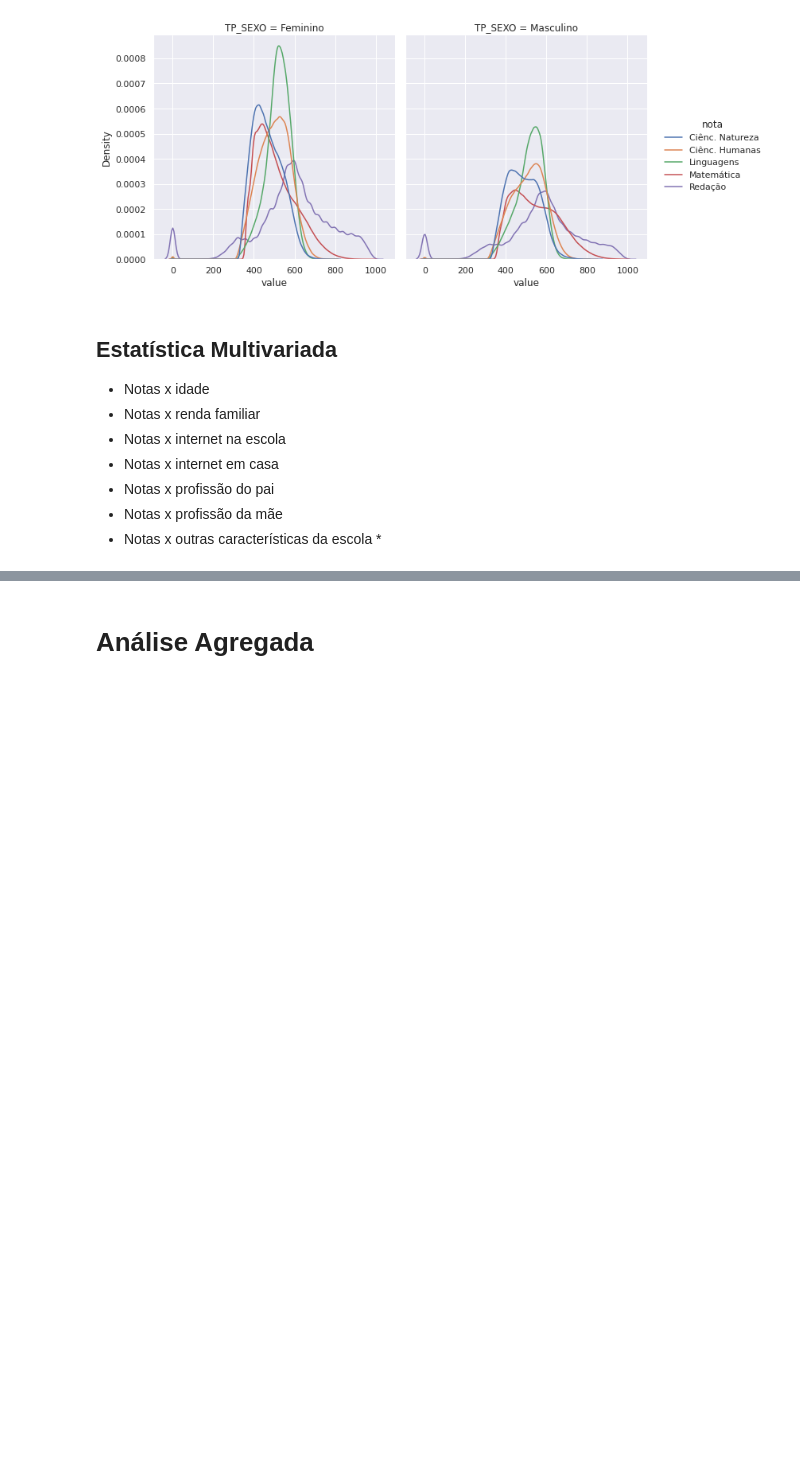
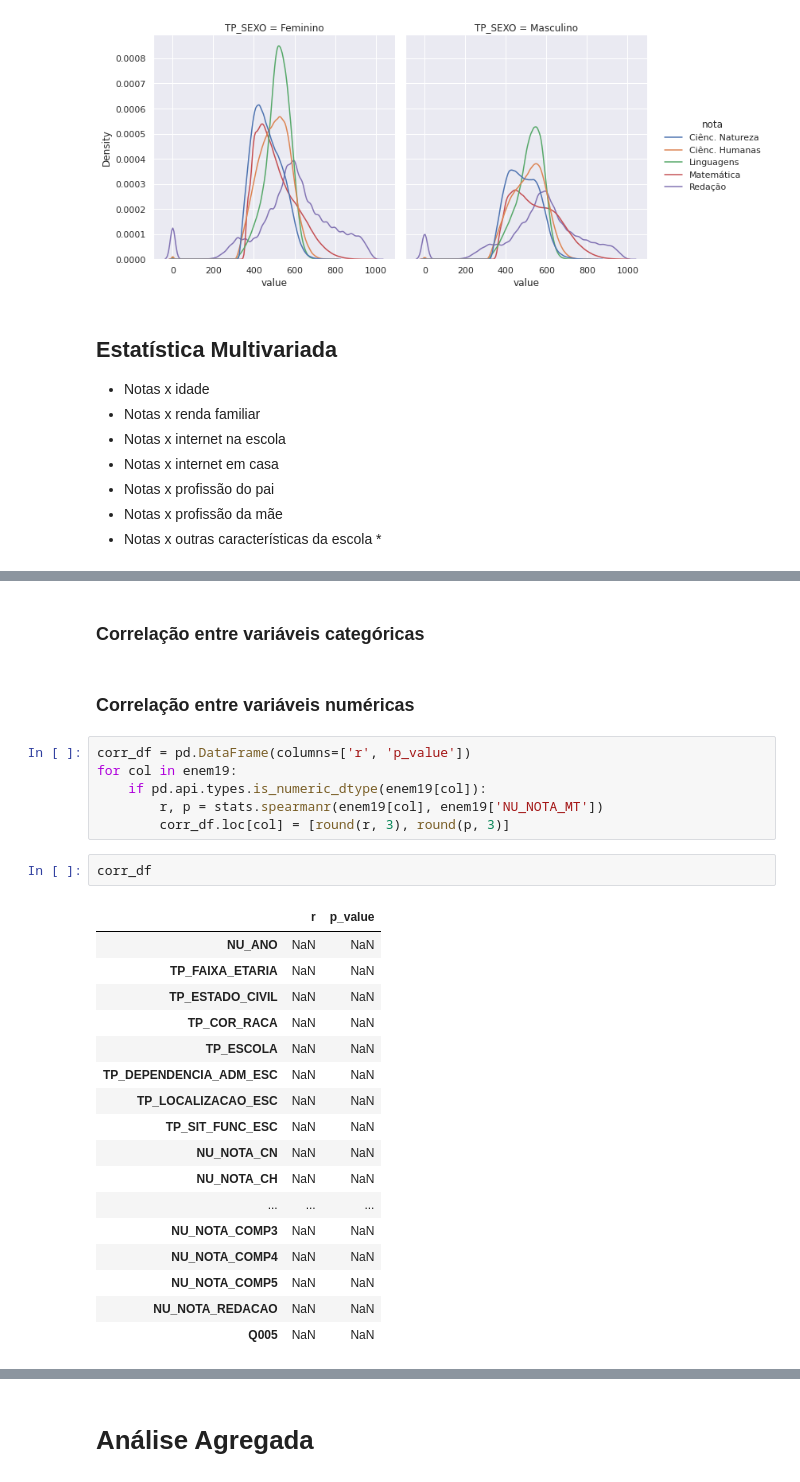
Before and after one commit to JV-Nunes/Relatorio-Conectividade, a Jupyter notebook: Analise/EDA/Enem.ipynb, the cells around one changed output, grey strips where cells are left out. Drawn from its saved outputs; the diff is of its cells as text; blank space fills up the shorter version.

```diff
--- a/Analise/EDA/Enem.ipynb
+++ b/Analise/EDA/Enem.ipynb
@@ -169,3 +196,33 @@ enem19.head()
 | 11 | 2019 | 4 | M | 1 | 4 | 1 | NaN | ... |
 | 13 | 2019 | 6 | F | 1 | 1 | 1 | NaN | ... |
 | 15 | 2019 | 4 | M | 1 | 2 | 1 | NaN | ... |
+# %% [markdown]
+### Correlação entre variáveis categóricas
+# %% [markdown]
+### Correlação entre variáveis numéricas
+# %%
+corr_df = pd.DataFrame(columns=['r', 'p_value'])
+for col in enem19:
+    if pd.api.types.is_numeric_dtype(enem19[col]):
+        r, p = stats.spearmanr(enem19[col], enem19['NU_NOTA_MT'])
+        corr_df.loc[col] = [round(r, 3), round(p, 3)]
+# %%
+corr_df
+# %% [output]
+|  | r | p_value |
+| NU_ANO | NaN | NaN |
+| TP_FAIXA_ETARIA | NaN | NaN |
+| TP_ESTADO_CIVIL | NaN | NaN |
+| TP_COR_RACA | NaN | NaN |
+| TP_ESCOLA | NaN | NaN |
+| TP_DEPENDENCIA_ADM_ESC | NaN | NaN |
+| TP_LOCALIZACAO_ESC | NaN | NaN |
+| TP_SIT_FUNC_ESC | NaN | NaN |
+| NU_NOTA_CN | NaN | NaN |
+| NU_NOTA_CH | NaN | NaN |
+| ... | ... | ... |
+| NU_NOTA_COMP3 | NaN | NaN |
+| NU_NOTA_COMP4 | NaN | NaN |
+| NU_NOTA_COMP5 | NaN | NaN |
+| NU_NOTA_REDACAO | NaN | NaN |
+| Q005 | NaN | NaN |
```
Also changed, not shown: parts of 9 cells of this notebook.
